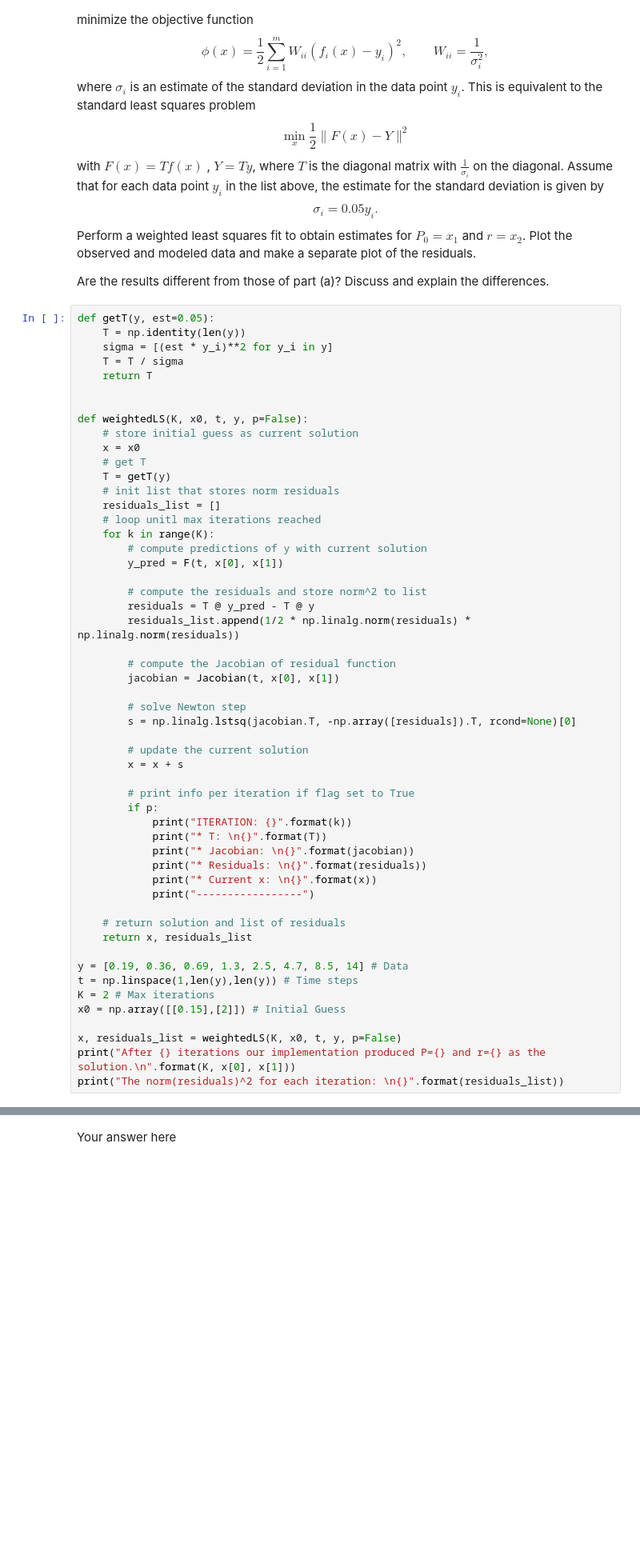
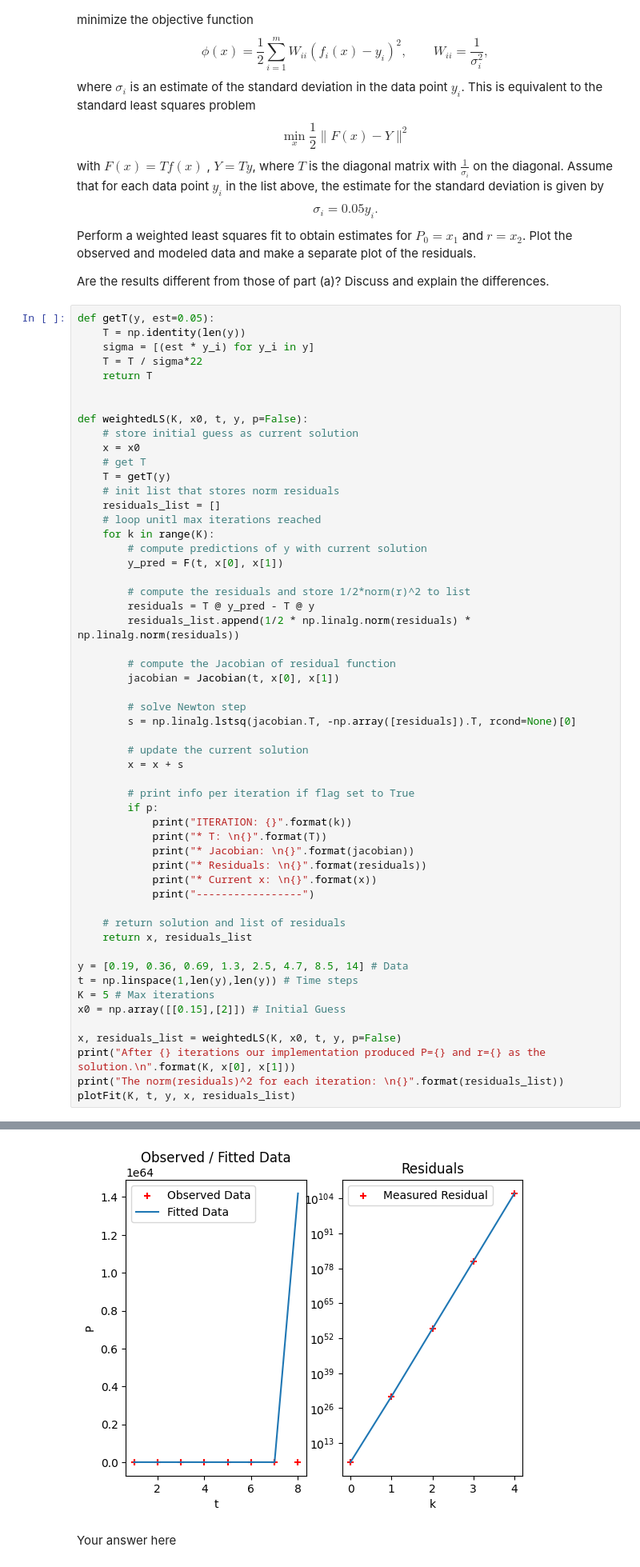
Before and after one commit to aM0NKE/NumericalAlgorithms, a Jupyter notebook: hw6_2022.ipynb, the cells around one changed output, grey strips where cells are left out. Shown at 80% size. Cells and saved outputs as stored; diff of their text form; blank space fills up the shorter version.

```diff
--- a/hw6_2022.ipynb
+++ b/hw6_2022.ipynb
@@ -151,8 +149,8 @@ Are the results different from those of part (a)? Discuss and explain the differ
 # %%
 def getT(y, est=0.05):
     T = np.identity(len(y))
-    sigma = [(est * y_i)**2 for y_i in y]
-    T = T / sigma
+    sigma = [(est * y_i) for y_i in y]
+    T = T / sigma*22
     return T
 
 
@@ -168,7 +166,7 @@ def weightedLS(K, x0, t, y, p=False):
         # compute predictions of y with current solution
         y_pred = F(t, x[0], x[1])
 
-        # compute the residuals and store norm^2 to list
+        # compute the residuals and store 1/2*norm(r)^2 to list
         residuals = T @ y_pred - T @ y
         residuals_list.append(1/2 * np.linalg.norm(residuals) * np.linalg.norm(residuals))
 
@@ -195,10 +193,11 @@ def weightedLS(K, x0, t, y, p=False):
 
 y = [0.19, 0.36, 0.69, 1.3, 2.5, 4.7, 8.5, 14] # Data
 t = np.linspace(1,len(y),len(y)) # Time steps
-K = 2 # Max iterations
+K = 5 # Max iterations
 x0 = np.array([[0.15],[2]]) # Initial Guess
 
 x, residuals_list = weightedLS(K, x0, t, y, p=False)
 print("After {} iterations our implementation produced P={} and r={} as the solution.\n".format(K, x[0], x[1]))
 print("The norm(residuals)^2 for each iteration: \n{}".format(residuals_list))
+plotFit(K, t, y, x, residuals_list)
 # %% [output]
@@ -209,3 +208,4 @@ The norm(residuals)^2 for each iteration:
+[figure, added]
 # %% [markdown]
 Your answer here
 # %% [markdown]
```
Also changed, not shown: parts of 3 cells of this notebook.
